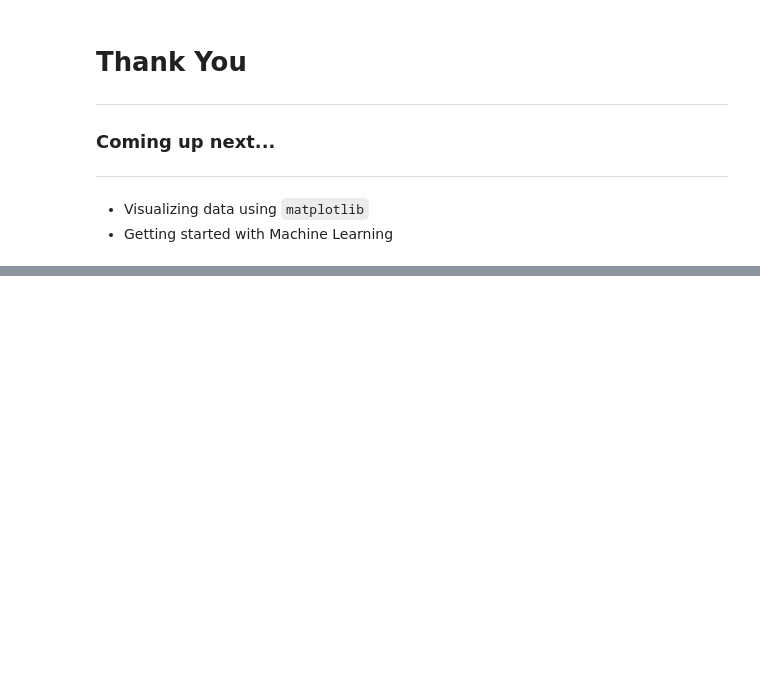
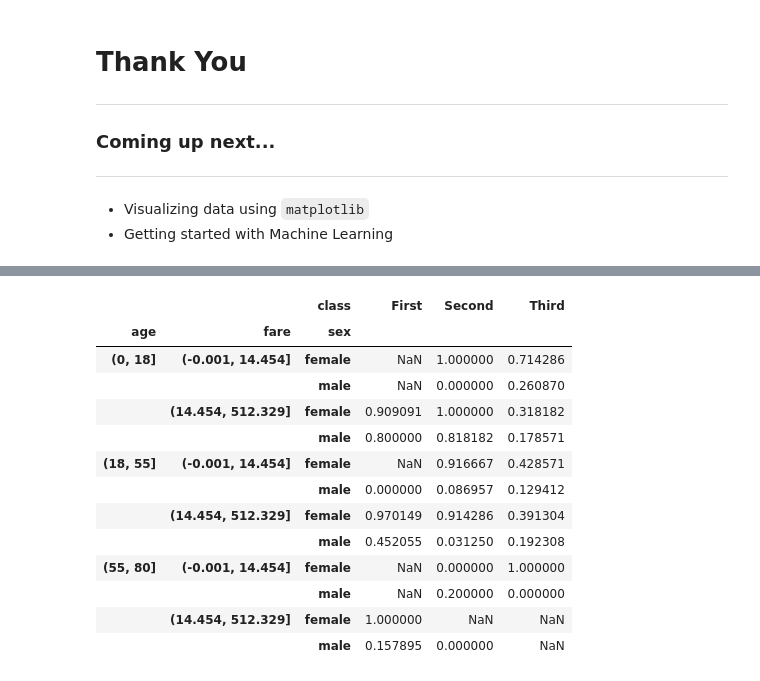
Before and after one commit to vamsigp/26_weeks_of_DataScience, a Jupyter notebook: Week-04-Pandas-Advanced/notebooks/Week-4 notebook.ipynb, the cells around one changed output, grey strips where cells are left out. Saved outputs shown, nothing was run; the diff lists cells and outputs as text; code cells hidden in the pictures; blank space fills up the shorter version.

```diff
--- a/Week-04-Pandas-Advanced/notebooks/Week-4 notebook.ipynb
+++ b/Week-04-Pandas-Advanced/notebooks/Week-4 notebook.ipynb
@@ -1142,3 +1214,8 @@ pd.merge(left, right, how='left', on=['key1', 'key2'])
 ***
 - Visualizing data using `matplotlib`
 - Getting started with Machine Learning
+# %%
+import numpy as np
+import pandas as pd
+import seaborn as sns
+titanic = sns.load_dataset('titanic')
@@ -1144,0 +1264,5 @@ pd.merge(left, right, how='left', on=['key1', 'key2'])
+# %%
+age = pd.cut(titanic['age'], [0,18,55,80])
+# print(type(age), age)
+
+titanic.pivot_table(values='survived', index=['sex', age], columns='class')
@@ -1144,0 +1278,3 @@ pd.merge(left, right, how='left', on=['key1', 'key2'])
+# %%
+fare = pd.qcut(titanic['fare'], 2)
+titanic.pivot_table(values='survived', index=[fare, 'sex'], columns='class')
@@ -1144,0 +1288,17 @@ pd.merge(left, right, how='left', on=['key1', 'key2'])
+# %%
+titanic.pivot_table(values='survived', index=[age, fare, 'sex'], columns='class')
+# %% [output]
+|  |  | class | First | Second | Third |
+| age | fare | sex |  |  |  |
+| (0, 18] | (-0.001, 14.454] | female | NaN | 1.000000 | 0.714286 |
+|  |  | male | NaN | 0.000000 | 0.260870 |
+|  | (14.454, 512.329] | female | 0.909091 | 1.000000 | 0.318182 |
+|  |  | male | 0.800000 | 0.818182 | 0.178571 |
+| (18, 55] | (-0.001, 14.454] | female | NaN | 0.916667 | 0.428571 |
+|  |  | male | 0.000000 | 0.086957 | 0.129412 |
+|  | (14.454, 512.329] | female | 0.970149 | 0.914286 | 0.391304 |
+|  |  | male | 0.452055 | 0.031250 | 0.192308 |
+| (55, 80] | (-0.001, 14.454] | female | NaN | 0.000000 | 1.000000 |
+|  |  | male | NaN | 0.200000 | 0.000000 |
+|  | (14.454, 512.329] | female | 1.000000 | NaN | NaN |
+|  |  | male | 0.157895 | 0.000000 | NaN |
```
Also changed, not shown: parts of 20 cells of this notebook.
